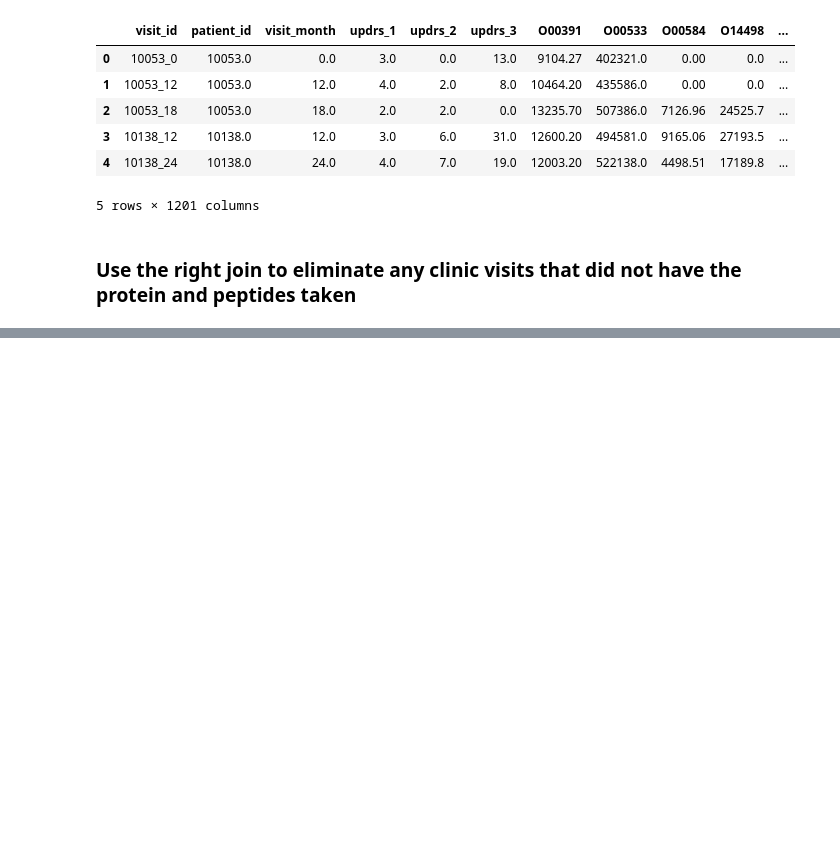
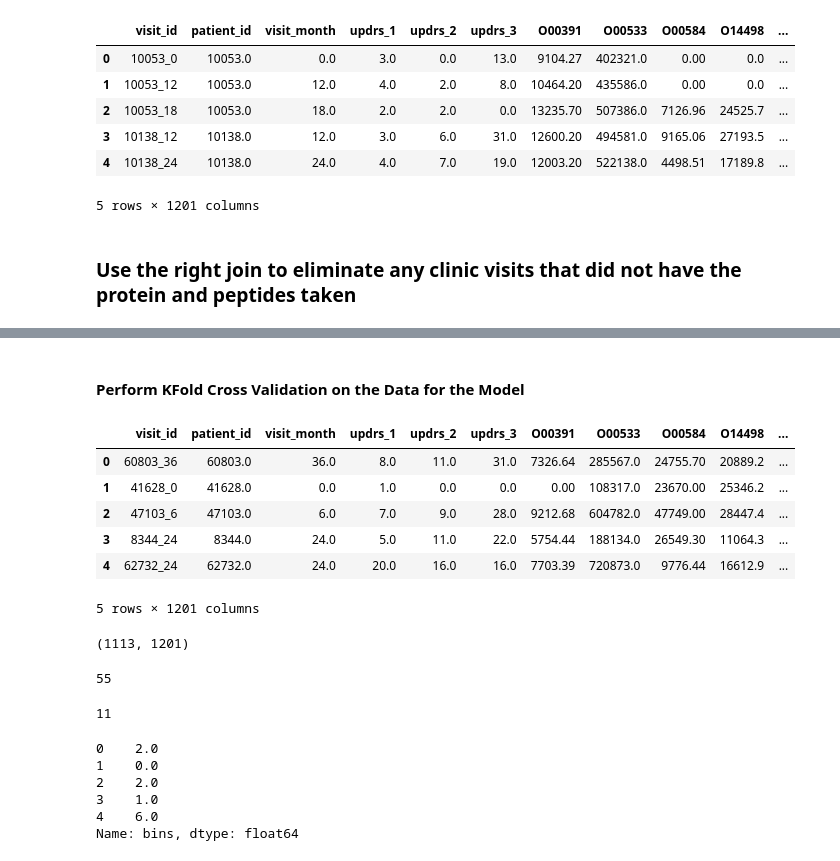
Before and after one commit to dagartga/Boosted-Models-for-Parkinsons-Prediction, a Jupyter notebook: parkinsons_1/notebooks/EDA.ipynb, the cells around one changed output, grey strips where cells are left out. Saved outputs shown, nothing was run; the diff lists cells and outputs as text; code cells hidden in the pictures; blank space fills up the shorter version.

```diff
--- a/parkinsons_1/notebooks/EDA.ipynb
+++ b/parkinsons_1/notebooks/EDA.ipynb
@@ -205,0 +235,39 @@ full_train_df.head()
+# %% [markdown]
+#### Perform KFold Cross Validation on the Data for the Model
+# %%
+# randomize the rows
+full_train_df = full_train_df.sample(frac=1).reset_index(drop=True)
+full_train_df.head()
+# %% [output]
+|  | visit_id | patient_id | visit_month | updrs_1 | updrs_2 | updrs_3 | O00391 | O00533 | O00584 | O14498 | ... |
+| 0 | 60803_36 | 60803.0 | 36.0 | 8.0 | 11.0 | 31.0 | 7326.64 | 285567.0 | 24755.70 | 20889.2 | ... |
+| 1 | 41628_0 | 41628.0 | 0.0 | 1.0 | 0.0 | 0.0 | 0.00 | 108317.0 | 23670.00 | 25346.2 | ... |
+| 2 | 47103_6 | 47103.0 | 6.0 | 7.0 | 9.0 | 28.0 | 9212.68 | 604782.0 | 47749.00 | 28447.4 | ... |
+| 3 | 8344_24 | 8344.0 | 24.0 | 5.0 | 11.0 | 22.0 | 5754.44 | 188134.0 | 26549.30 | 11064.3 | ... |
+| 4 | 62732_24 | 62732.0 | 24.0 | 20.0 | 16.0 | 16.0 | 7703.39 | 720873.0 | 9776.44 | 16612.9 | ... |
+5 rows × 1201 columns
+# %%
+full_train_df.shape
+# %% [output]
+(1113, 1201)
+# %%
+full_train_df['updrs_1'].isna().sum()
+# %% [output]
+55
+# %%
+# calculate the number of bins by Sturge's rule
+num_bins = int(np.floor(1 + np.log2(len(full_train_df))))
+print(num_bins)
+# %% [output]
+11
+# %%
+# bin the target updrs_1
+full_train_df.loc[:, "bins"] = pd.cut(full_train_df['updrs_1'], bins=num_bins, labels=False)
+full_train_df['bins'].head()
+# %% [output]
+0    2.0
+1    0.0
+2    2.0
+3    1.0
+4    6.0
+Name: bins, dtype: float64
```
Also changed, not shown: parts of 16 cells of this notebook.
